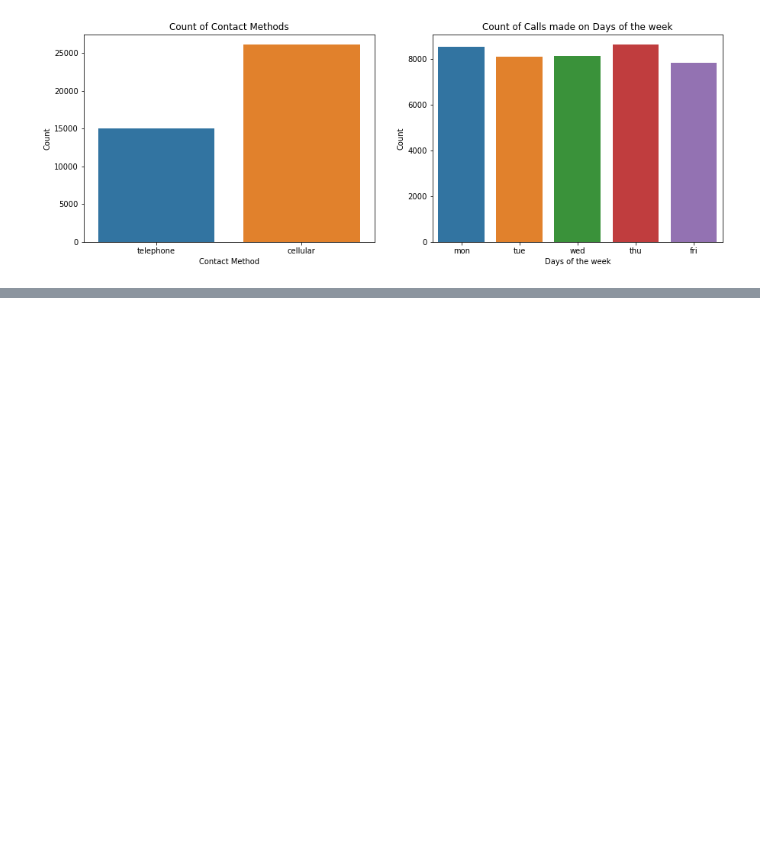
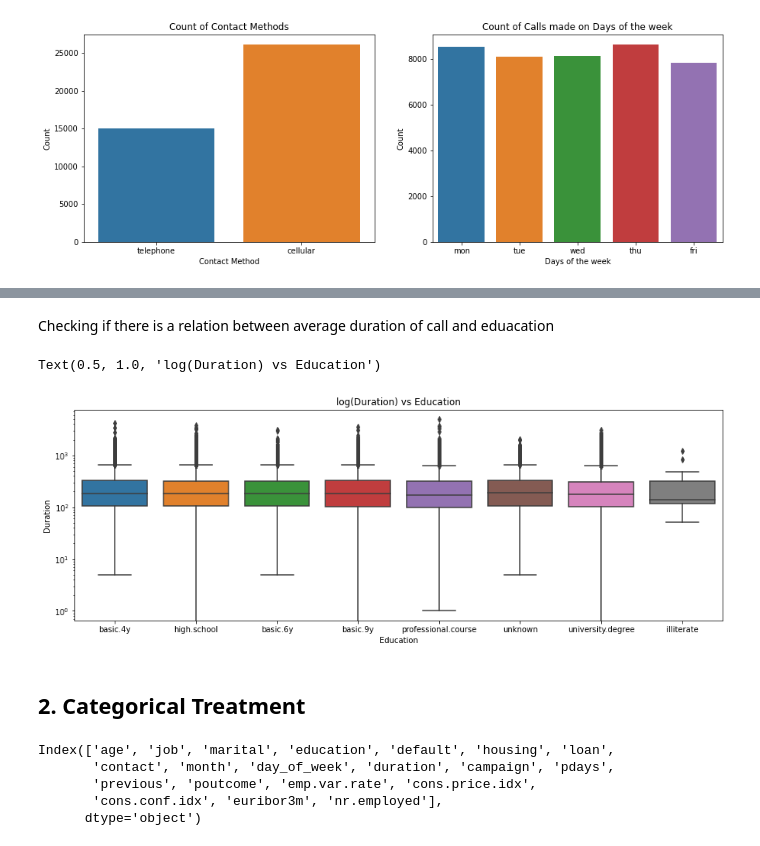
Before and after one commit to kaushik-holla/Bank-Marketing, a Jupyter notebook: Bank Marketing Analysis and Modeling.ipynb, the cells around one changed output, grey strips where cells are left out. Drawn from its saved outputs; the diff is of its cells as text; code cells hidden in the pictures; blank space fills up the shorter version.

```diff
--- a/Bank Marketing Analysis and Modeling.ipynb
+++ b/Bank Marketing Analysis and Modeling.ipynb
@@ -306,0 +327,22 @@ Text(0.5, 1.0, 'Count of contacts made in each month')
+# %% [markdown]
+Checking if there is a relation between average duration of call and eduacation
+# %%
+fig, ax = plt.subplots(figsize = (15, 5))
+sns.boxplot(x = "education", y = "duration", data = df, orient = 'v')
+ax.set_xlabel("Education")
+ax.set_ylabel("Duration")
+ax.set_yscale("log")
+ax.set_title("log(Duration) vs Education")
+# %% [output]
+Text(0.5, 1.0, 'log(Duration) vs Education')
+[figure, added]
+# %% [markdown]
+## 2. Categorical Treatment
+# %%
+df.columns
+# %% [output]
+Index(['age', 'job', 'marital', 'education', 'default', 'housing', 'loan',
+       'contact', 'month', 'day_of_week', 'duration', 'campaign', 'pdays',
+       'previous', 'poutcome', 'emp.var.rate', 'cons.price.idx',
+       'cons.conf.idx', 'euribor3m', 'nr.employed'],
+      dtype='object')
```
Also changed, not shown: parts of 4 cells of this notebook.
